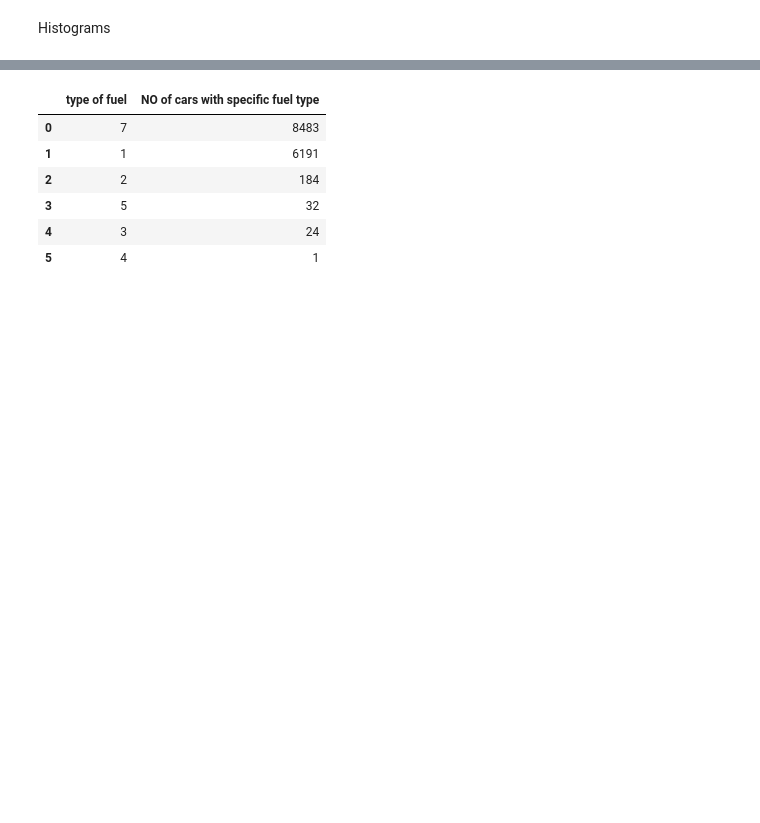
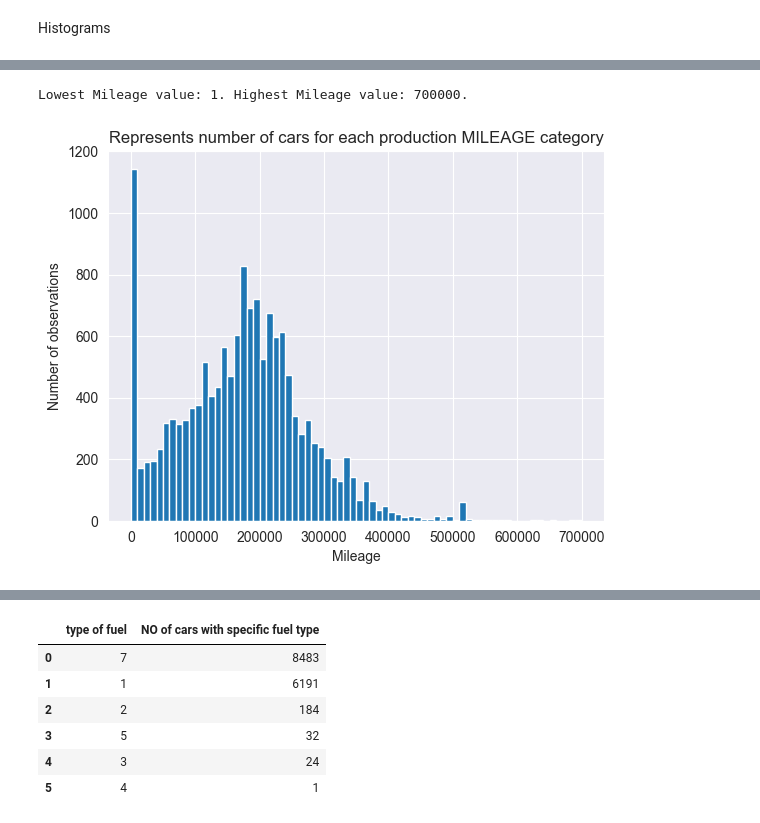
Before and after one commit to PsimonL/AI_Assesment, a Jupyter notebook: main.ipynb, the cells around one changed output, grey strips where cells are left out. Saved outputs shown, nothing was run; the diff lists cells and outputs as text; code cells hidden in the pictures; blank space fills up the shorter version.

```diff
--- a/main.ipynb
+++ b/main.ipynb
@@ -196,0 +181,5 @@ Lowest Fuel type value: 1. Highest Fuel type value: 7
+# %%
+make_hist("Mileage", 70)
+# %% [output]
+Lowest Mileage value: 1. Highest Mileage value: 700000.
+[figure, added]
```
Also changed, not shown: parts of 17 cells of this notebook.
